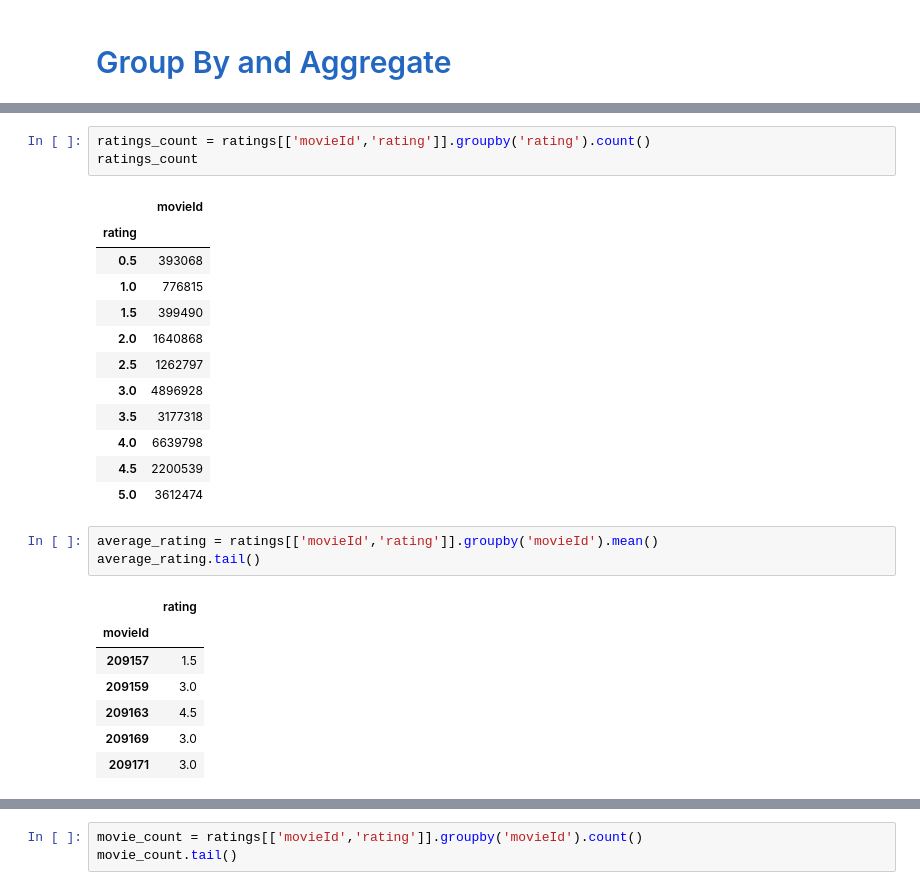
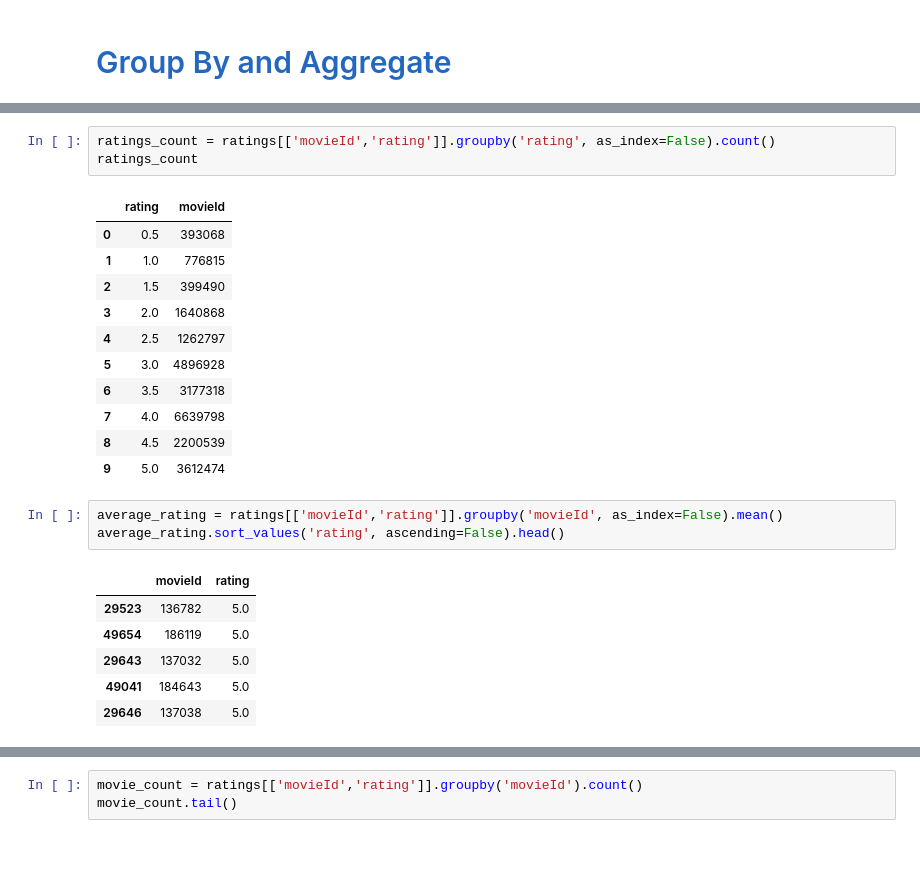
Before and after one commit to ChhailengTim/data_science_basic, a Jupyter notebook: Python_DS6/Introduction to Pandas.ipynb, the cells around one changed output, grey strips where cells are left out. Saved outputs shown, nothing was run; the diff lists cells and outputs as text; blank space fills up the shorter version.

```diff
--- a/Python_DS6/Introduction to Pandas.ipynb
+++ b/Python_DS6/Introduction to Pandas.ipynb
@@ -639,30 +677,28 @@ movies[is_animation].head(15)
 # %%
-ratings_count = ratings[['movieId','rating']].groupby('rating').count()
+ratings_count = ratings[['movieId','rating']].groupby('rating', as_index=False).count()
 ratings_count
 # %% [output]
-|  | movieId |
-| rating |  |
-| 0.5 | 393068 |
-| 1.0 | 776815 |
-| 1.5 | 399490 |
-| 2.0 | 1640868 |
-| 2.5 | 1262797 |
-| 3.0 | 4896928 |
-| 3.5 | 3177318 |
-| 4.0 | 6639798 |
-| 4.5 | 2200539 |
-| 5.0 | 3612474 |
+|  | rating | movieId |
+| 0 | 0.5 | 393068 |
+| 1 | 1.0 | 776815 |
+| 2 | 1.5 | 399490 |
+| 3 | 2.0 | 1640868 |
+| 4 | 2.5 | 1262797 |
+| 5 | 3.0 | 4896928 |
+| 6 | 3.5 | 3177318 |
+| 7 | 4.0 | 6639798 |
+| 8 | 4.5 | 2200539 |
+| 9 | 5.0 | 3612474 |
 # %%
-average_rating = ratings[['movieId','rating']].groupby('movieId').mean()
-average_rating.tail()
+average_rating = ratings[['movieId','rating']].groupby('movieId', as_index=False).mean()
+average_rating.sort_values('rating', ascending=False).head()
 # %% [output]
-|  | rating |
-| movieId |  |
-| 209157 | 1.5 |
-| 209159 | 3.0 |
-| 209163 | 4.5 |
-| 209169 | 3.0 |
-| 209171 | 3.0 |
+|  | movieId | rating |
+| 29523 | 136782 | 5.0 |
+| 49654 | 186119 | 5.0 |
+| 29643 | 137032 | 5.0 |
+| 49041 | 184643 | 5.0 |
+| 29646 | 137038 | 5.0 |
 # %%
 movie_count = ratings[['movieId','rating']].groupby('movieId').count()
 movie_count.head()
```
Also changed, not shown: parts of 22 cells of this notebook.
